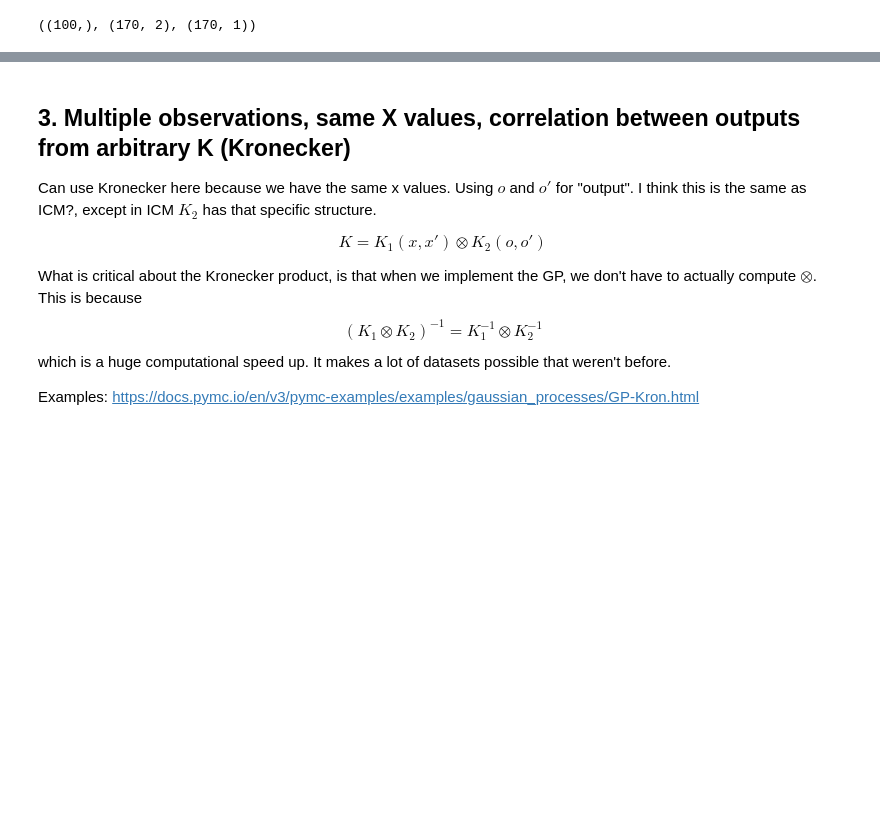
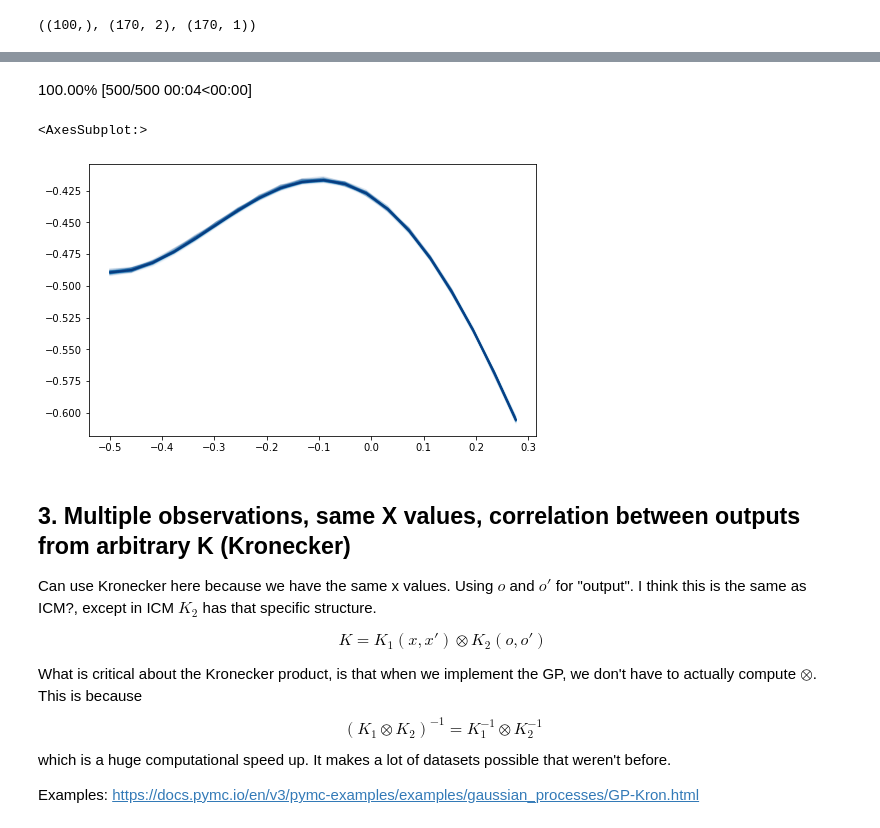
Before and after one commit to danhphan/gp_experiments, a Jupyter notebook: experiments/23_multitask_gp_different_cases.ipynb, the cells around one changed output, grey strips where cells are left out. Drawn from its saved outputs; the diff is of its cells as text; code cells hidden in the pictures; blank space fills up the shorter version.

Commit message:
add jitter for GP conditional

```diff
--- a/experiments/23_multitask_gp_different_cases.ipynb
+++ b/experiments/23_multitask_gp_different_cases.ipynb
@@ -75,4 +68,4 @@ Wall time: 10min 20s
 # %%
 with model:
-    preds = mogp.conditional("preds2", X)
-    gp_samples = pm.sample_posterior_predictive(gp_trace, var_names=['preds2'], random_seed=42)
+    preds = mogp.conditional("preds", X, jitter=1e-6)
+    gp_samples = pm.sample_posterior_predictive(gp_trace, var_names=['preds'], random_seed=42)
@@ -125,13 +112,17 @@ x.shape, X.shape, Y.shape
 ((100,), (170, 2), (170, 1))
 # %%
 with pm.Model() as model:
-    ell = pm.Gamma("ell", alpha=2, beta=1)
-    eta = pm.Gamma("eta", alpha=1, beta=0.5)
-    cov = eta**2 * pm.gp.cov.ExpQuad(input_dim=1, ls=ell)
+    ell = pm.Gamma("ell", alpha=2, beta=0.5)
+    eta = pm.Gamma("eta", alpha=3, beta=1)
+    cov = eta**2 * pm.gp.cov.ExpQuad(input_dim=2, ls=ell, active_dims=[0])
 
-    W = np.random.rand(2,2)
-    B = at.dot(W, W.T)
+    W = np.random.rand(3,2) # (n_outputs, w_rank)
+    kappa = np.random.rand(3)
+    B = pm.Deterministic('B', at.dot(W, W.T) + at.diag(kappa))
     sigma = pm.HalfNormal("sigma", sigma=3)
 
-    mogp = MultiOutputMarginal(means=0, kernels=[cov], input_dim=2, active_dims=[1], num_outputs=3, W=W, B=B)
+    mogp = MultiOutputMarginal(means=0, kernels=[cov], input_dim=2, active_dims=[1], num_outputs=3, B=B)
     y_ = mogp.marginal_likelihood("f", X, Y.squeeze(), noise=sigma)
+
+    # mogp = MultiOutputMarginal(means=0, kernels=[cov], input_dim=2, active_dims=[1], num_outputs=3, W=W, B=B)
+    # y_ = mogp.marginal_likelihood("f", X, Y.squeeze(), noise=sigma)
@@ -148,18 +146,27 @@ NUTS: [ell, eta, sigma, ICM_0_W, ICM_0_kappa]
 # %%
 with model:
-    preds = mogp.conditional("preds2", X)
-    gp_samples = pm.sample_posterior_predictive(gp_trace, var_names=['preds2'], random_seed=42)
+    preds = mogp.conditional("preds", X, jitter=1e-6)
+    gp_samples = pm.sample_posterior_predictive(gp_trace, var_names=['preds'], random_seed=42)
+# %% [output]
+100.00% [500/500 00:04<00:00]
+# %%
+n_points = 50
+x_new = np.linspace(-0.5, 1.5, n_points)[:, None]
+X_new, _, _ = build_XY([x_new, x_new, x_new])
 # %%
 from pymc.gp.util import plot_gp_dist
 
 f_pred = gp_samples.posterior_predictive["preds"].sel(chain=0)
-fig, axes = plt.subplots(3,1, figsize=(8,12))
+fig, axes = plt.subplots(1,1, figsize=(8,5))
 
-for idx in range(3):
-    plot_gp_dist(axes[idx], f_pred[:,n_points*idx:n_points*(idx+1)],
-                 X_new[n_points*idx:n_points*(idx+1),0],
-                 palette="Blues", fill_alpha=0.5, samples_alpha=0.1)
-    axes[idx].plot(x, f[:,idx], 'ok', ms=3, alpha=0.5, label="Data 1");
+
+plot_gp_dist(axes, f_pred[:,0:20],
+             X_new[0:20,0],
+             palette="Blues", fill_alpha=0.5, samples_alpha=0.1)
+# axes.plot(x, fs[0], 'ok', ms=3, alpha=0.5, label="Data 1");
+# %% [output]
+<AxesSubplot:>
+[figure, added]
 # %% [markdown]
 ## 3. Multiple observations, same X values, correlation between outputs from arbitrary K (Kronecker)
 
```
Also changed, not shown: parts of 7 cells of this notebook.
